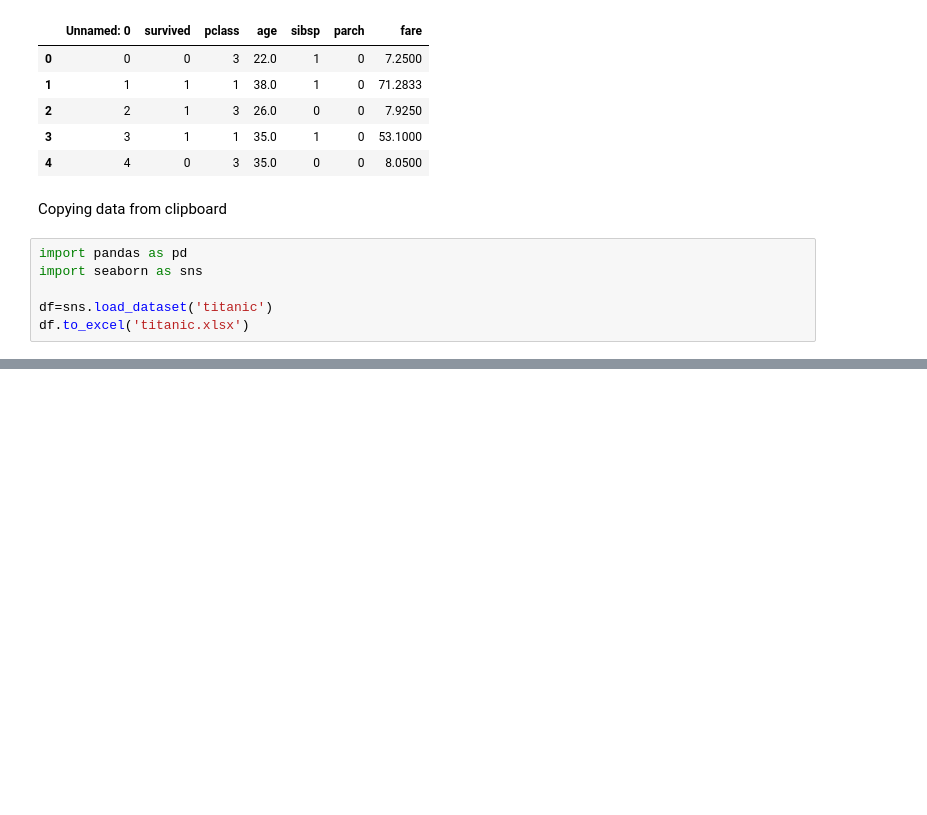
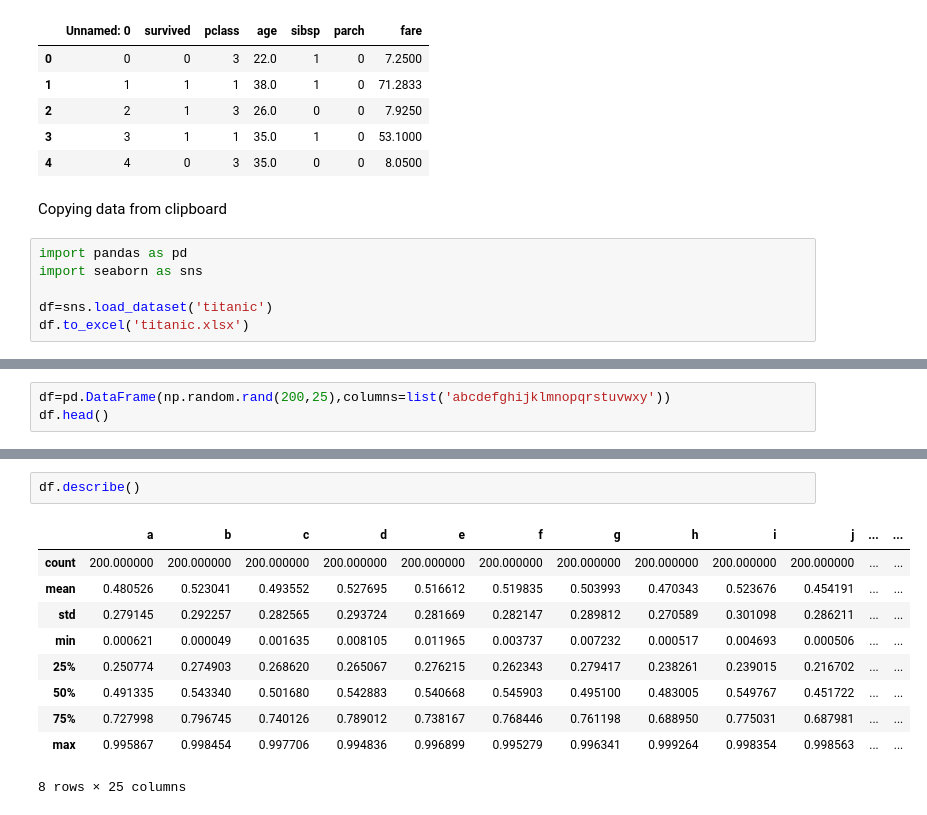
Before and after one commit to mursaleen-sengr/python_pandas_practice, a Jupyter notebook: pands.ipynb, the cells around one changed output, grey strips where cells are left out. Cells and saved outputs as stored; diff of their text form; blank space fills up the shorter version.

```diff
--- a/pands.ipynb
+++ b/pands.ipynb
@@ -232,0 +565,3 @@ df
+# %%
+df=pd.DataFrame(np.random.rand(200,25),columns=list('abcdefghijklmnopqrstuvwxy'))
+df.head()
@@ -232,0 +596,13 @@ df
+# %%
+df.describe()
+# %% [output]
+|  | a | b | c | d | e | f | g | h | i | j | ... | ... |
+| count | 200.000000 | 200.000000 | 200.000000 | 200.000000 | 200.000000 | 200.000000 | 200.000000 | 200.000000 | 200.000000 | 200.000000 | ... | ... |
+| mean | 0.480526 | 0.523041 | 0.493552 | 0.527695 | 0.516612 | 0.519835 | 0.503993 | 0.470343 | 0.523676 | 0.454191 | ... | ... |
+| std | 0.279145 | 0.292257 | 0.282565 | 0.293724 | 0.281669 | 0.282147 | 0.289812 | 0.270589 | 0.301098 | 0.286211 | ... | ... |
+| min | 0.000621 | 0.000049 | 0.001635 | 0.008105 | 0.011965 | 0.003737 | 0.007232 | 0.000517 | 0.004693 | 0.000506 | ... | ... |
+| 25% | 0.250774 | 0.274903 | 0.268620 | 0.265067 | 0.276215 | 0.262343 | 0.279417 | 0.238261 | 0.239015 | 0.216702 | ... | ... |
+| 50% | 0.491335 | 0.543340 | 0.501680 | 0.542883 | 0.540668 | 0.545903 | 0.495100 | 0.483005 | 0.549767 | 0.451722 | ... | ... |
+| 75% | 0.727998 | 0.796745 | 0.740126 | 0.789012 | 0.738167 | 0.768446 | 0.761198 | 0.688950 | 0.775031 | 0.687981 | ... | ... |
+| max | 0.995867 | 0.998454 | 0.997706 | 0.994836 | 0.996899 | 0.995279 | 0.996341 | 0.999264 | 0.998354 | 0.998563 | ... | ... |
+8 rows × 25 columns
```
Also changed, not shown: parts of 62 cells of this notebook, 2 other files.
